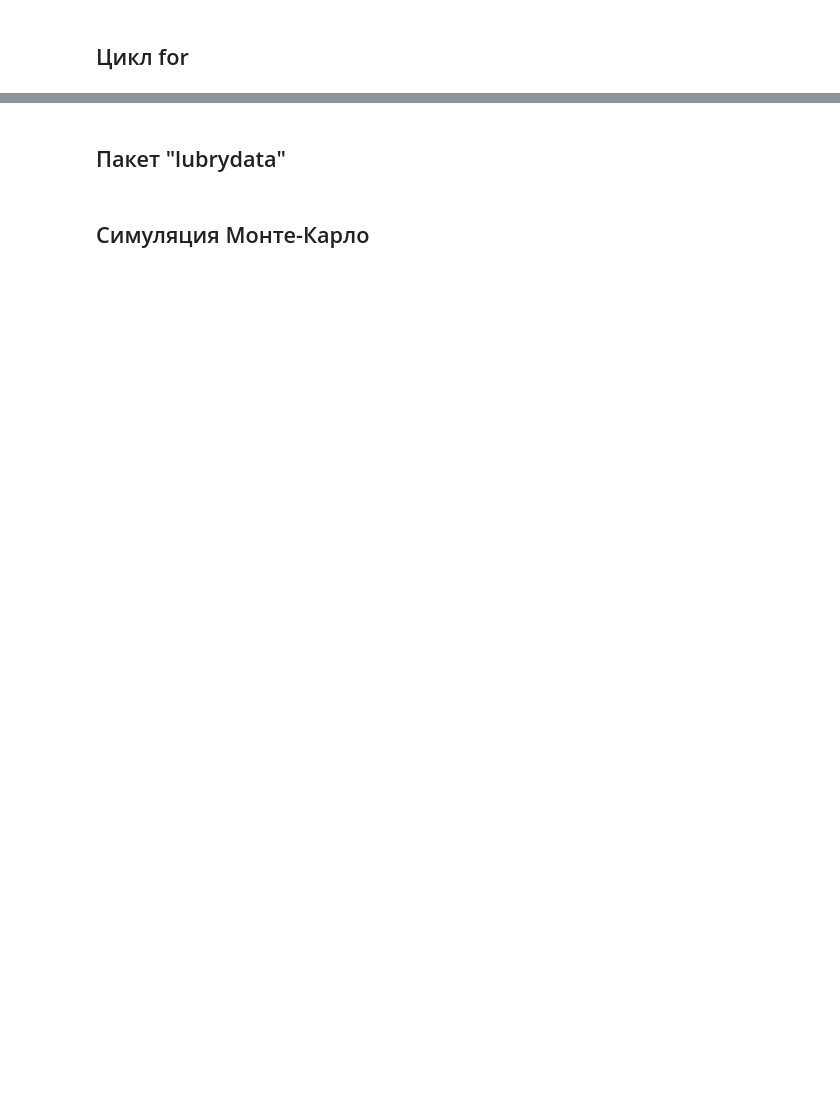
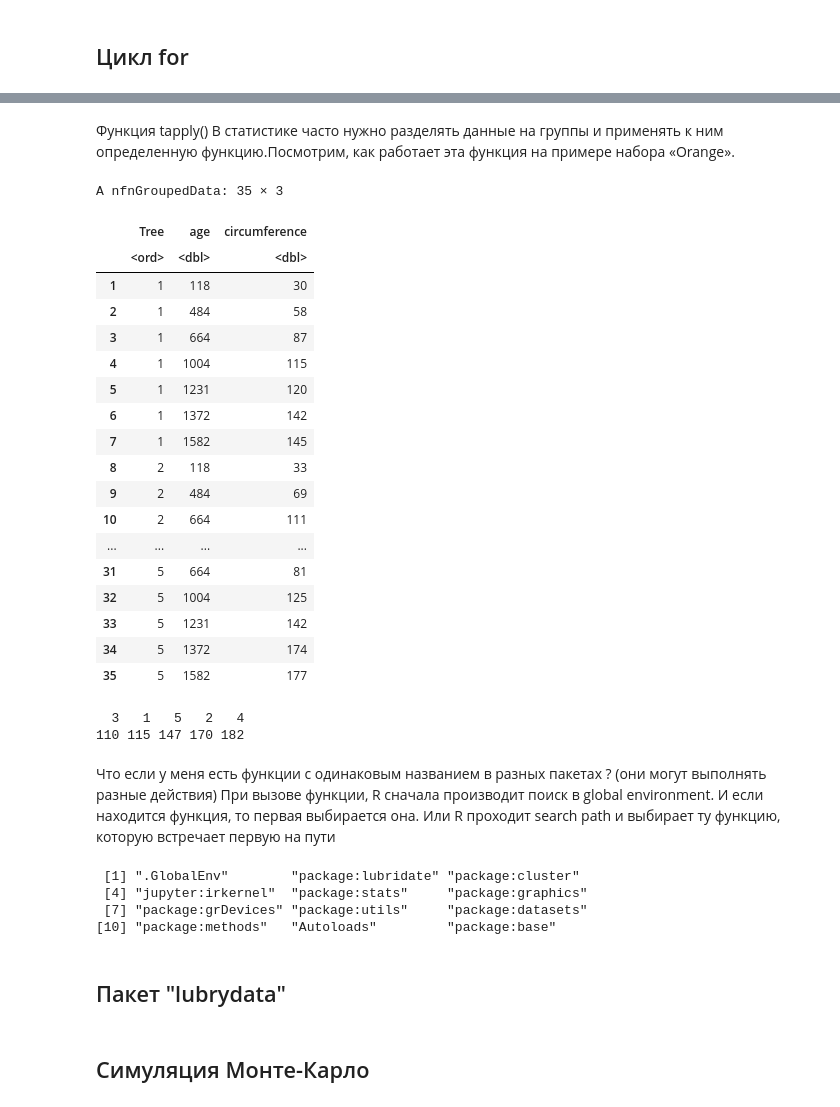
Before and after one commit to vit050587/R, a Jupyter notebook: lesson02.ipynb, the cells around one changed output, grey strips where cells are left out. Drawn from its saved outputs; the diff is of its cells as text; code cells hidden in the pictures; blank space fills up the shorter version.

```diff
--- a/lesson02.ipynb
+++ b/lesson02.ipynb
@@ -112,3 +332,45 @@ ERROR: ignored
+# %% [markdown]
+Функция tapply()
+В статистике часто нужно разделять данные на группы и применять к ним определенную функцию.Посмотрим, как работает эта функция на примере набора «Orange».
+# %%
+Orange
+# %% [output]
+A nfnGroupedData: 35 × 3
+|  | Tree | age | circumference |
+|  | <ord> | <dbl> | <dbl> |
+| 1 | 1 | 118 | 30 |
+| 2 | 1 | 484 | 58 |
+| 3 | 1 | 664 | 87 |
+| 4 | 1 | 1004 | 115 |
+| 5 | 1 | 1231 | 120 |
+| 6 | 1 | 1372 | 142 |
+| 7 | 1 | 1582 | 145 |
+| 8 | 2 | 118 | 33 |
+| 9 | 2 | 484 | 69 |
+| 10 | 2 | 664 | 111 |
+| ... | ... | ... | ... |
+| 31 | 5 | 664 | 81 |
+| 32 | 5 | 1004 | 125 |
+| 33 | 5 | 1231 | 142 |
+| 34 | 5 | 1372 | 174 |
+| 35 | 5 | 1582 | 177 |
+# %%
+l<-function(x){diff(range(x))}
+tapply(Orange$circumference, Orange$Tree, l)
+# %% [output]
+  3   1   5   2   4
+110 115 147 170 182
+# %% [markdown]
+Что если у меня есть функции с одинаковым названием в разных пакетах ?
+(они могут выполнять разные действия)
+При вызове функции, R сначала производит поиск в global environment. И если находится функция, то первая выбирается она.  Или R проходит search path и выбирает ту функцию, которую встречает первую на пути
+# %%
+search()
+# %% [output]
+ [1] ".GlobalEnv"        "package:lubridate" "package:cluster"
+ [4] "jupyter:irkernel"  "package:stats"     "package:graphics"
+ [7] "package:grDevices" "package:utils"     "package:datasets"
+[10] "package:methods"   "Autoloads"         "package:base"
 # %% [markdown]
 ## Пакет "lubrydata"
 # %% [markdown]
```
Also changed, not shown: parts of 36 cells of this notebook.
